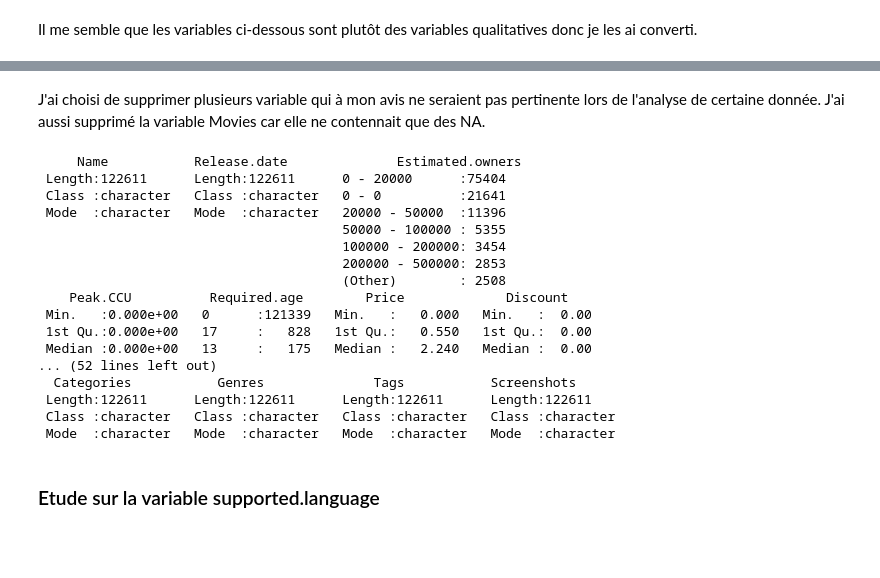
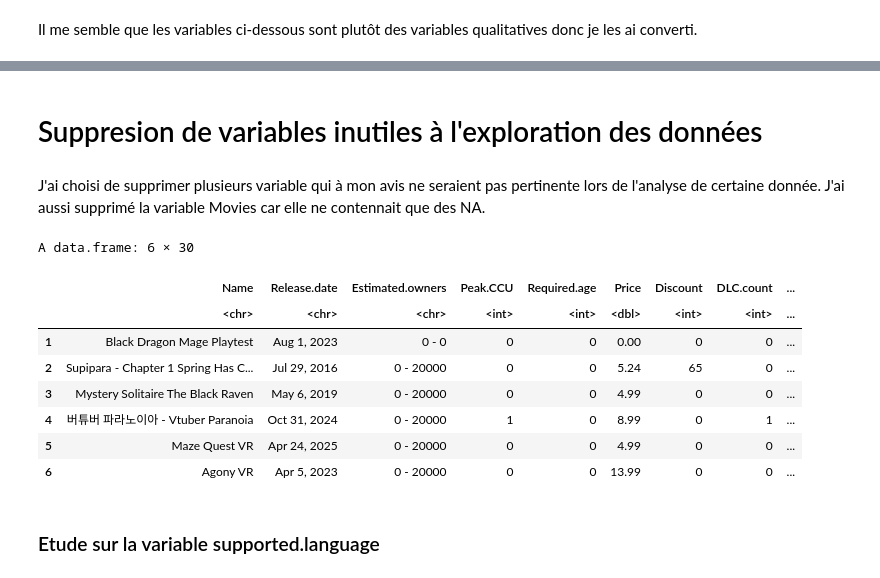
Before and after one commit to LjAquinox/Projet_Analyse_Steam, a Jupyter notebook: notebook_R_lukas.ipynb, the cells around one changed output, grey strips where cells are left out. Cells and saved outputs as stored; diff of their text form; code cells hidden in the pictures; blank space fills up the shorter version.

Commit message:
review stat descriptive avant seance projet

```diff
--- a/notebook_R_lukas.ipynb
+++ b/notebook_R_lukas.ipynb
@@ -89,27 +53,21 @@ summary(data)
+# %% [markdown]
+#  Suppresion de variables inutiles à l'exploration des données
 # %% [markdown]
 J'ai choisi de supprimer plusieurs variable qui à mon avis ne seraient pas pertinente lors de l'analyse de certaine donnée. J'ai aussi supprimé la variable Movies car elle ne contennait que des NA.
 # %%
-data1 <- data %>% select(-c(AppID, About.the.game, Reviews,Movies,Header.image,Support.email,Support.url,Notes,Metacritic.url))
+data1 <- data %>% select(-c(AppID, About.the.game, Reviews,Movies,Header.image,Support.email,Support.url,Notes,Metacritic.url,Screenshots))
 # %%
-summary(data1)
+head(data1)
 # %% [output]
-     Name           Release.date              Estimated.owners
- Length:122611      Length:122611      0 - 20000      :75404
- Class :character   Class :character   0 - 0          :21641
- Mode  :character   Mode  :character   20000 - 50000  :11396
-                                       50000 - 100000 : 5355
-                                       100000 - 200000: 3454
-                                       200000 - 500000: 2853
-                                       (Other)        : 2508
-    Peak.CCU          Required.age        Price             Discount
- Min.   :0.000e+00   0      :121339   Min.   :   0.000   Min.   :  0.00
- 1st Qu.:0.000e+00   17     :   828   1st Qu.:   0.550   1st Qu.:  0.00
- Median :0.000e+00   13     :   175   Median :   2.240   Median :  0.00
-... (52 lines left out)
-  Categories           Genres              Tags           Screenshots
- Length:122611      Length:122611      Length:122611      Length:122611
- Class :character   Class :character   Class :character   Class :character
- Mode  :character   Mode  :character   Mode  :character   Mode  :character
+A data.frame: 6 × 30
+|  | Name | Release.date | Estimated.owners | Peak.CCU | Required.age | Price | Discount | DLC.count | ... |
+|  | <chr> | <chr> | <chr> | <int> | <int> | <dbl> | <int> | <int> | ... |
+| 1 | Black Dragon Mage Playtest | Aug 1, 2023 | 0 - 0 | 0 | 0 | 0.00 | 0 | 0 | ... |
+| 2 | Supipara - Chapter 1 Spring Has C... | Jul 29, 2016 | 0 - 20000 | 0 | 0 | 5.24 | 65 | 0 | ... |
+| 3 | Mystery Solitaire The Black Raven | May 6, 2019 | 0 - 20000 | 0 | 0 | 4.99 | 0 | 0 | ... |
+| 4 | 버튜버 파라노이아 - Vtuber Paranoia | Oct 31, 2024 | 0 - 20000 | 1 | 0 | 8.99 | 0 | 1 | ... |
+| 5 | Maze Quest VR | Apr 24, 2025 | 0 - 20000 | 0 | 0 | 4.99 | 0 | 0 | ... |
+| 6 | Agony VR | Apr 5, 2023 | 0 - 20000 | 0 | 0 | 13.99 | 0 | 0 | ... |
 # %% [markdown]
 ### Etude sur la variable supported.language
 # %%
```
Also changed, not shown: parts of 14 cells of this notebook.
